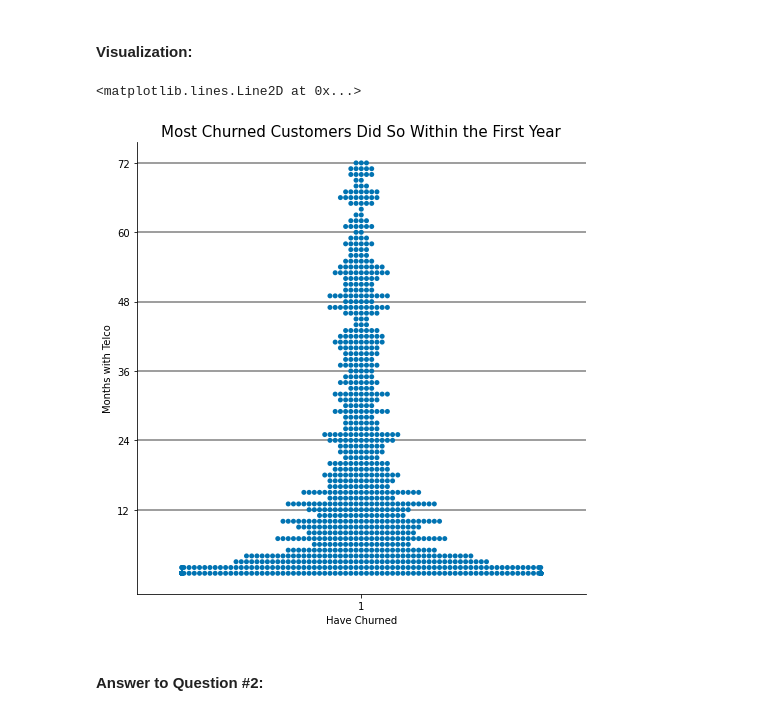
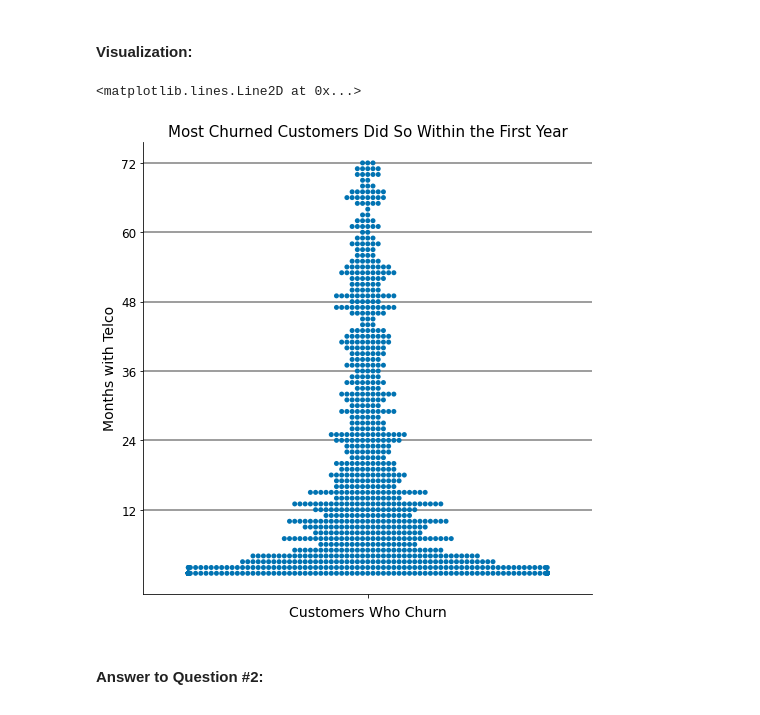
Before and after one commit to jnolf/Codeup-Projects, a Jupyter notebook: Telco - Final Report.ipynb, the cells around one changed output. Saved outputs shown, nothing was run; the diff lists cells and outputs as text; code cells hidden in the pictures.

```diff
--- a/Telco - Final Report.ipynb
+++ b/Telco - Final Report.ipynb
@@ -118,23 +134,26 @@ Visualizing the issue makes it obvious that churning customers are paying much m
 # %% [markdown]
 #### Visualization:
 # %%
-sns.catplot( x= 'churn', y = 'tenure',
+chrn = sns.catplot( x= 'churn', y = 'tenure',
             kind = 'swarm', palette = 'colorblind',
             size = 7, aspect = 1,
             data = train[train.churn == 1])
 plt.title('Most Churned Customers Did So Within the First Year', fontsize = 15)
-plt.xlabel('Have Churned')
-plt.ylabel('Months with Telco')
+plt.xlabel('Customers Who Churn', fontsize = 14)
+plt.ylabel('Months with Telco', fontsize = 14)
 plt.yticks([12,24,36,48,60,72])
+plt.xticks(fontsize = 12)
+plt.yticks(fontsize = 12)
+chrn.set_xticklabels([''])
 plt.axhline(y=12, linestyle = '-', color = 'grey')
 plt.axhline(y=24, linestyle = '-', color = 'grey')
 plt.axhline(y=36, linestyle = '-', color = 'grey')
 plt.axhline(y=48, linestyle = '-', color = 'grey')
 plt.axhline(y=60, linestyle = '-', color = 'grey')
 plt.axhline(y=72, linestyle = '-', color = 'grey')
 # %% [output]
 <matplotlib.lines.Line2D at 0x...>
-[figure, old version]
+[figure, new version]
 # %% [markdown]
 #### Answer to Question #2:
 # %% [markdown]
```
Also changed, not shown: parts of 22 cells of this notebook, 1 other file.
